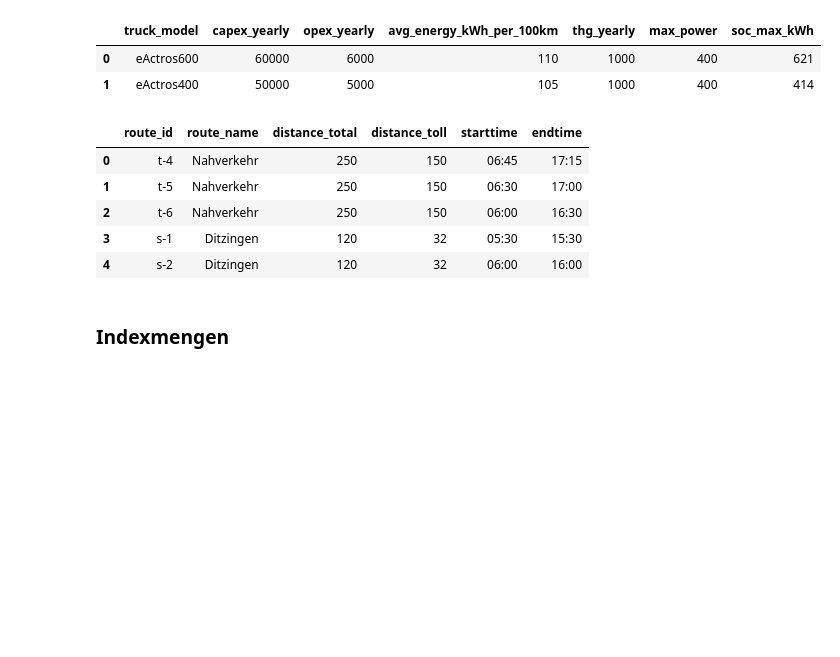
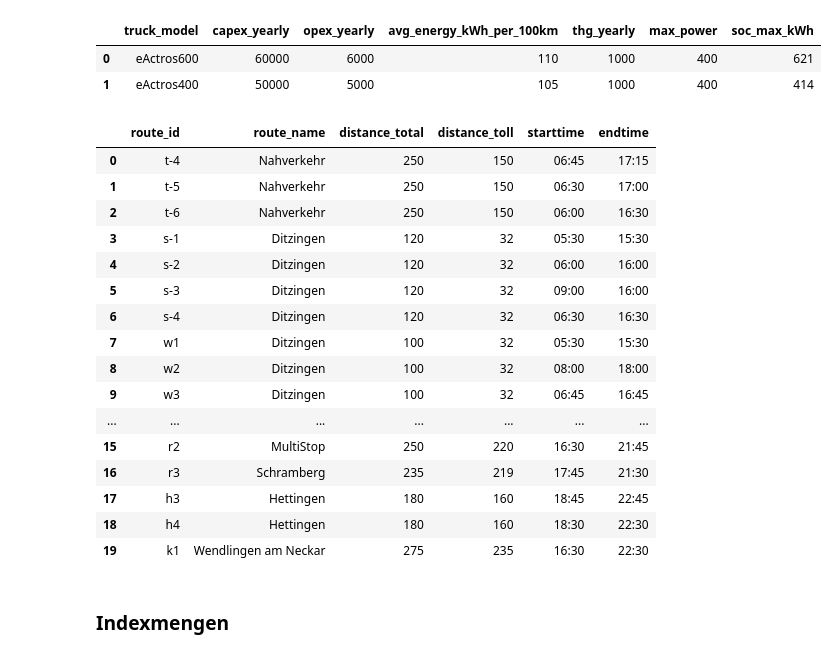
Before and after one commit to Olfeng-xalaz/Fallstudie_SCM, a Jupyter notebook: Fallstudie.ipynb, the cells around one changed output. Cells and saved outputs as stored; diff of their text form; code cells hidden in the pictures; blank space fills up the shorter version.

```diff
--- a/Fallstudie.ipynb
+++ b/Fallstudie.ipynb
@@ -60,14 +72,25 @@ etrucks_specs.head()
 # %%
 routes = pd.read_csv(f"{folder}/routes.csv", sep=";")
 # %%
-routes.head()
+routes
 # %% [output]
 |  | route_id | route_name | distance_total | distance_toll | starttime | endtime |
 | 0 | t-4 | Nahverkehr | 250 | 150 | 06:45 | 17:15 |
 | 1 | t-5 | Nahverkehr | 250 | 150 | 06:30 | 17:00 |
 | 2 | t-6 | Nahverkehr | 250 | 150 | 06:00 | 16:30 |
 | 3 | s-1 | Ditzingen | 120 | 32 | 05:30 | 15:30 |
 | 4 | s-2 | Ditzingen | 120 | 32 | 06:00 | 16:00 |
+| 5 | s-3 | Ditzingen | 120 | 32 | 09:00 | 16:00 |
+| 6 | s-4 | Ditzingen | 120 | 32 | 06:30 | 16:30 |
+| 7 | w1 | Ditzingen | 100 | 32 | 05:30 | 15:30 |
+| 8 | w2 | Ditzingen | 100 | 32 | 08:00 | 18:00 |
+| 9 | w3 | Ditzingen | 100 | 32 | 06:45 | 16:45 |
+| ... | ... | ... | ... | ... | ... | ... |
+| 15 | r2 | MultiStop | 250 | 220 | 16:30 | 21:45 |
+| 16 | r3 | Schramberg | 235 | 219 | 17:45 | 21:30 |
+| 17 | h3 | Hettingen | 180 | 160 | 18:45 | 22:45 |
+| 18 | h4 | Hettingen | 180 | 160 | 18:30 | 22:30 |
+| 19 | k1 | Wendlingen am Neckar | 275 | 235 | 16:30 | 22:30 |
 # %% [markdown]
 ### Indexmengen
 # %%
```
Also changed, not shown: parts of 11 cells of this notebook.
